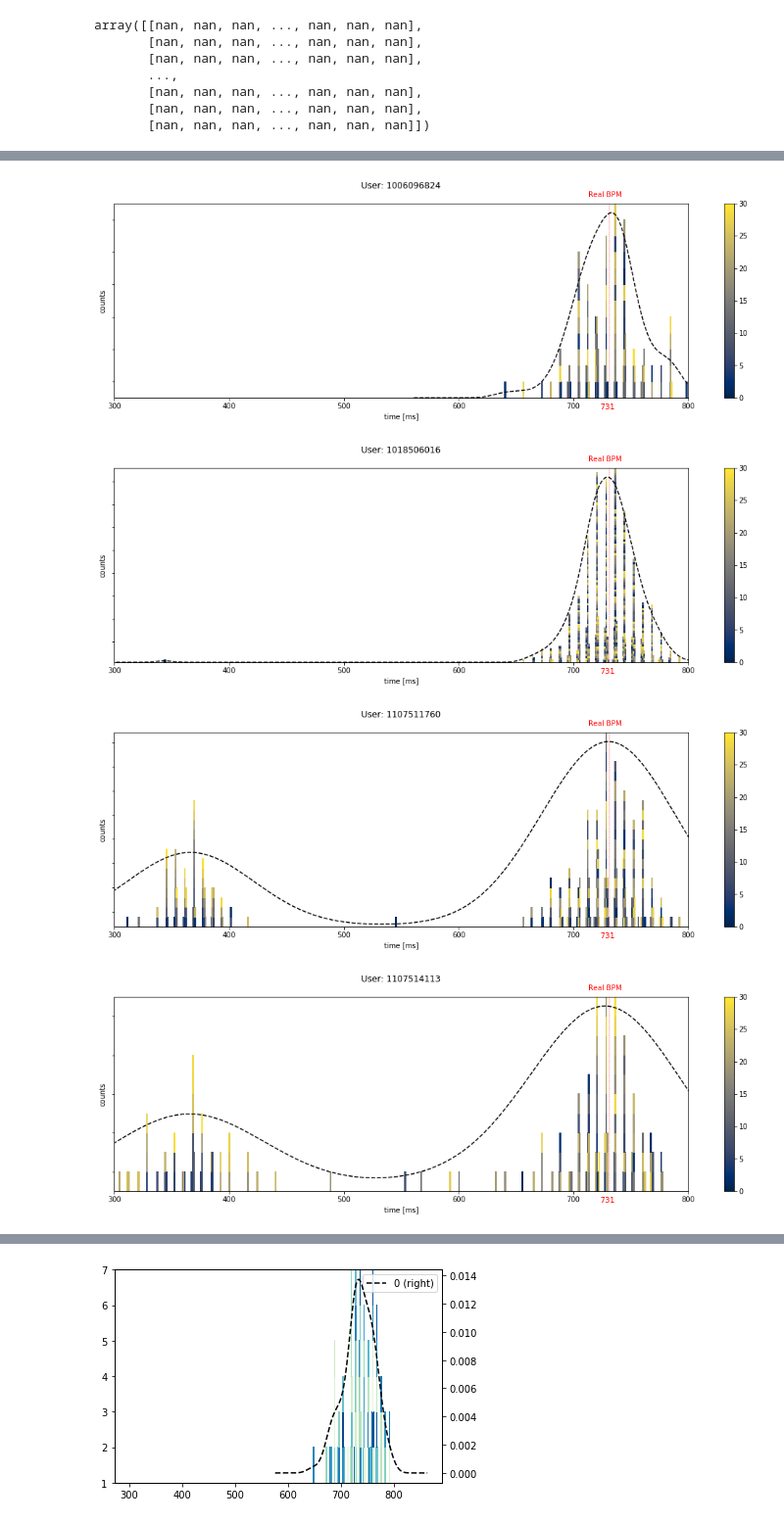
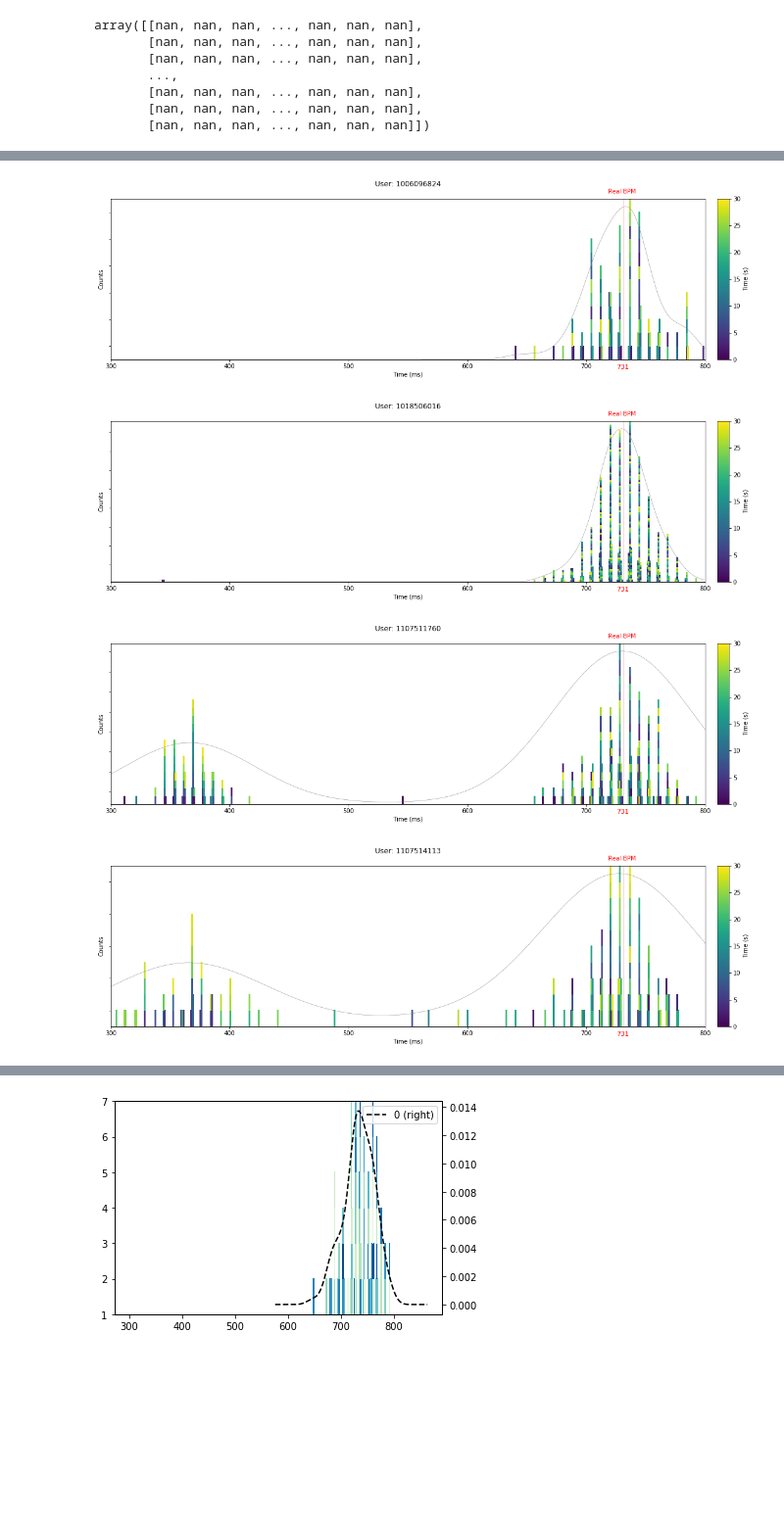
Before and after one commit to JesusPaz/PDG, a Jupyter notebook: Python_Code/UDP_Files/Heatmap + KDE.ipynb, the cells around one changed output, grey strips where cells are left out. Shown at 98% size. Saved outputs shown, nothing was run; the diff lists cells and outputs as text; code cells hidden in the pictures; blank space fills up the shorter version.

Commit message:
changes in colors of heatmap, and some details

```diff
--- a/Python_Code/UDP_Files/Heatmap + KDE.ipynb
+++ b/Python_Code/UDP_Files/Heatmap + KDE.ipynb
@@ -499,6 +499,7 @@ x
  799,
  800]
 # %%
+from mpl_toolkits.axes_grid1.inset_locator import inset_axes
 direc = "Data/Global/"
 direc_counts = "Data/Global_Counts/"
 for file in os.listdir(direc):
@@ -579,46 +580,58 @@ for file in os.listdir(direc):
 
     fig, ax1 = plt.subplots(1,1, figsize = (18,5))
 
-    c = ax1.pcolor(x, y, np.array(z), cmap="cividis", vmin=0, vmax=30)
+    c = ax1.pcolor(x, y, np.array(z), cmap="viridis", vmin=0, vmax=30)
     ax1.set_yticklabels([])
 
 
     ax2 = ax1.twinx()
 
-    df.plot(kind='kde', ax= ax2, secondary_y=False , linestyle="--", color = "black")
+    #df.plot(kind='kde', ax= ax2, secondary_y=False , linestyle="--", color = "grey", linewidth=0.5)
+    df.plot(kind='kde', ax= ax2, secondary_y=False , color = "grey", linewidth=0.5)
 
 
 
     ax1.set_xlim(right=800, left=300)
 
     ax2.set_ylim(bottom=0)
     ax2.get_legend().remove()
     data_aux = file.split(".")
     data_aux = data_aux[0].split("_")
 
 
     ax2.annotate("Real BPM", xy=(0.884,1.082), xycoords="axes fraction",
                     xytext=(0,-5), textcoords="offset points",
                     ha="right", va="top", color = 'Red', fontsize=10)
 
     ax2.annotate("731", xy=(0.872,-0.01), xycoords="axes fraction",
                     xytext=(0,-5), textcoords="offset points",
                     ha="right", va="top", color = 'Red', fontsize=11)
 
 
-    ax1.set_xlabel('time [ms]')
-    ax1.set_ylabel('counts')
+    ax1.set_xlabel('Time (ms)')
+    ax1.set_ylabel('Counts')
 
-
-    fig.colorbar(c, ax=ax2)
     plt.yticks([])
     plt.ylabel("")
     plt.title("User: "+data_aux[0]+"\n")
-    plt.axvline(x=731,color='red', linewidth=0.5, linestyle= '--')
+    #plt.axvline(x=731,color='red', linewidth=0.5, linestyle= '--')
+    plt.axvline(x=731,color='red', linewidth=0.5)
 
+
+    axins = inset_axes(ax1,
+                   width="2%",  # width = 5% of parent_bbox width
+                   height="100%",  # height : 50%
+                   loc='lower left',
+                   bbox_to_anchor=(1.02, 0., 1, 1),
+                   bbox_transform=ax2.transAxes,
+                   borderpad=0,
+                   )
+
+    cb = fig.colorbar(c, ax=ax1, cax = axins)
+    cb.set_label('Time (s)')
     plt.show()
 # %% [output]
-[figure, old version]
+[figure, new version]
-[figure, old version]
+[figure, new version]
-[figure, old version]
+[figure, new version]
-[figure, old version]
+[figure, new version]
```
Also changed, not shown: parts of 1 cell of this notebook.
